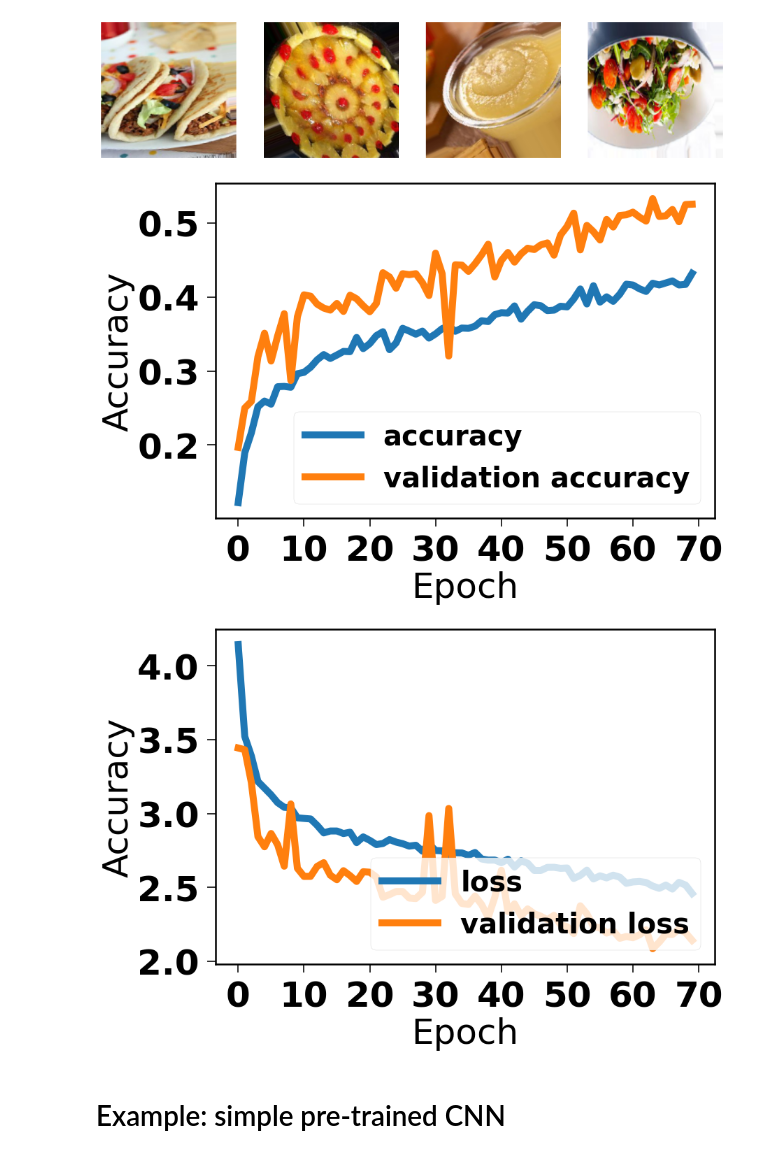
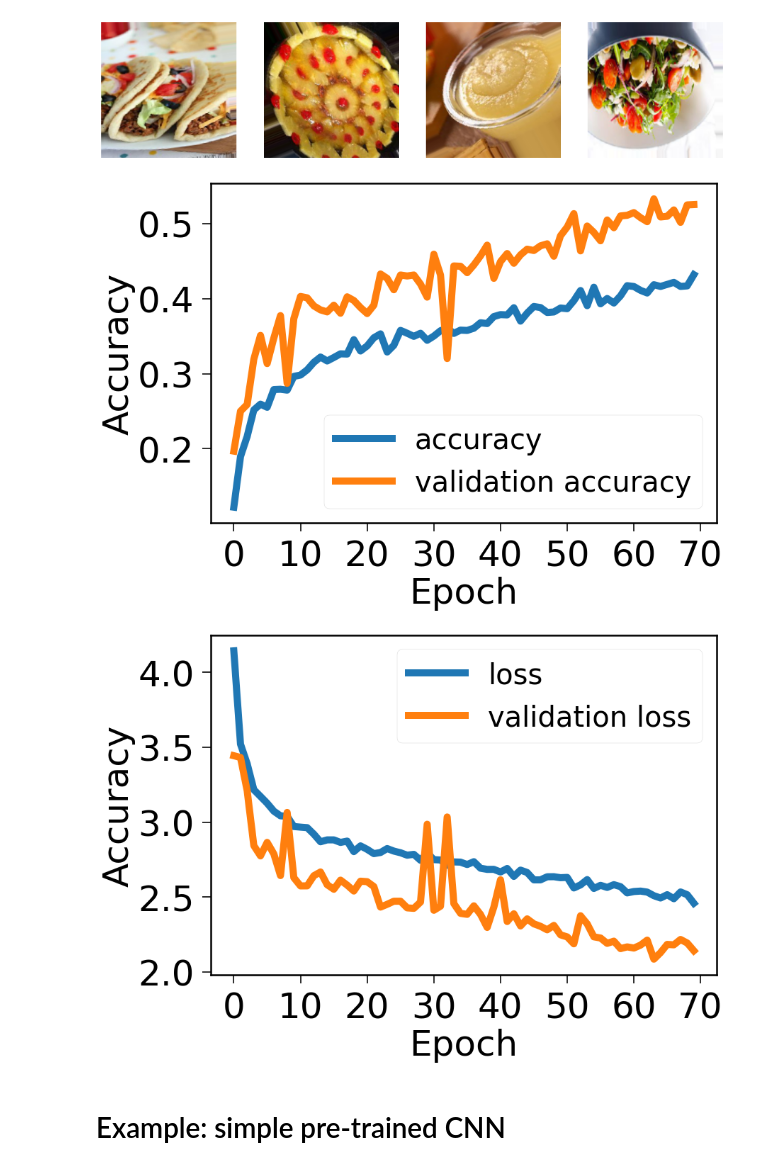
Before and after one commit to Basvdbrink1998/AML_Project_code, a Jupyter notebook: Example.ipynb, the cells around one changed output. Saved outputs shown, nothing was run; the diff lists cells and outputs as text; code cells hidden in the pictures.

Commit message:
More plots more better

```diff
--- a/Example.ipynb
+++ b/Example.ipynb
@@ -49,7 +49,7 @@ import seaborn as sns
 sns.set_context("poster")
 plt.style.use('seaborn-poster')
 
-font = {'size'   : 50}
+font = {'size'   : 50, 'weight' : 'normal'}
 
 plt.rc('font', **font)
 # %%
@@ -218,35 +218,35 @@ def train_model(model, steps_per_epoch=150, epochs=5, validation_steps=70, worke
 # %%
 def plot_history(history):
     #Plots the training data.
     sns.plot(history.history['accuracy'], label='accuracy')
     plt.plot(history.history['val_accuracy'], label = 'val_accuracy')
     plt.xlabel('Epoch')
     plt.ylabel('Accuracy')
     plt.legend(loc='lower right')
     plt.show()
 
 def plot_multiple_histories(histories, labels, file_name):
     for l in labels:
         total = []
         for h in histories:
             total = total + h.history[l]
         if l[:3] == 'val':
             l = "validation " + l[4:]
         plt.plot(total, label=l, linewidth=10)
 
     plt.yticks(fontsize=50)
     plt.xticks(fontsize=50)
     plt.xlabel('Epoch', fontsize=50)
     plt.ylabel('Accuracy', fontsize=50)
-    plt.legend(loc='lower right', prop={'size': 40})
+    plt.legend(prop={'size': 40})
     plt.savefig(file_name)
     plt.show()
 
 plot_multiple_histories(MNV2_total_history, ['accuracy','val_accuracy'], 'figures/MNV2_accuracy.png')
 plot_multiple_histories(MNV2_total_history, ['loss','val_loss'], 'figures/MNV2_loss.png')
 # %% [output]
-[figure, old version]
+[figure, new version]
-[figure, old version]
+[figure, new version]
 # %% [markdown]
 # Example: simple pre-trained CNN
 # %%
```
Also changed, not shown: 3 other files.
